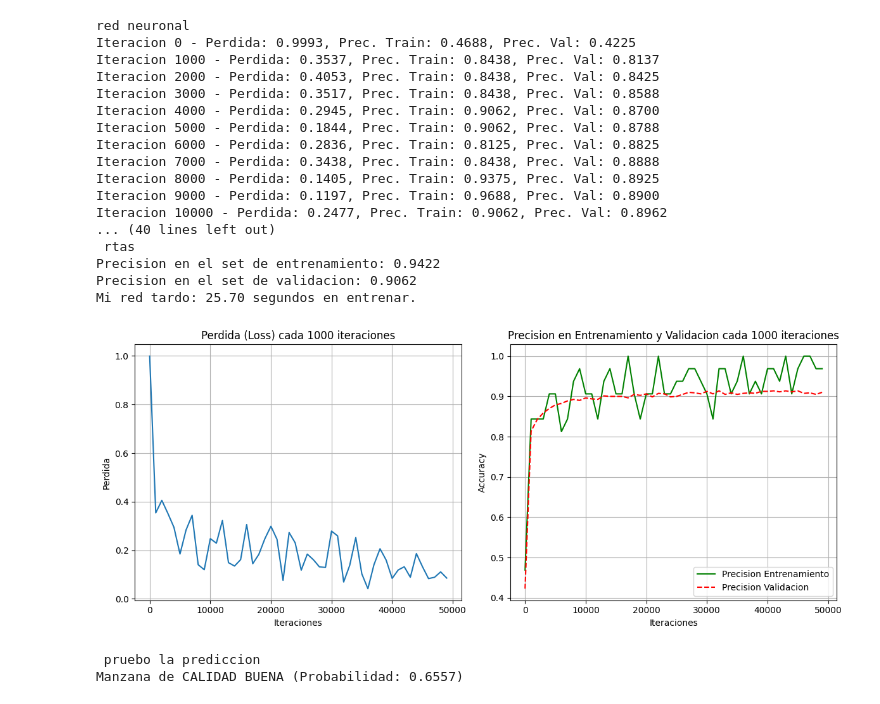
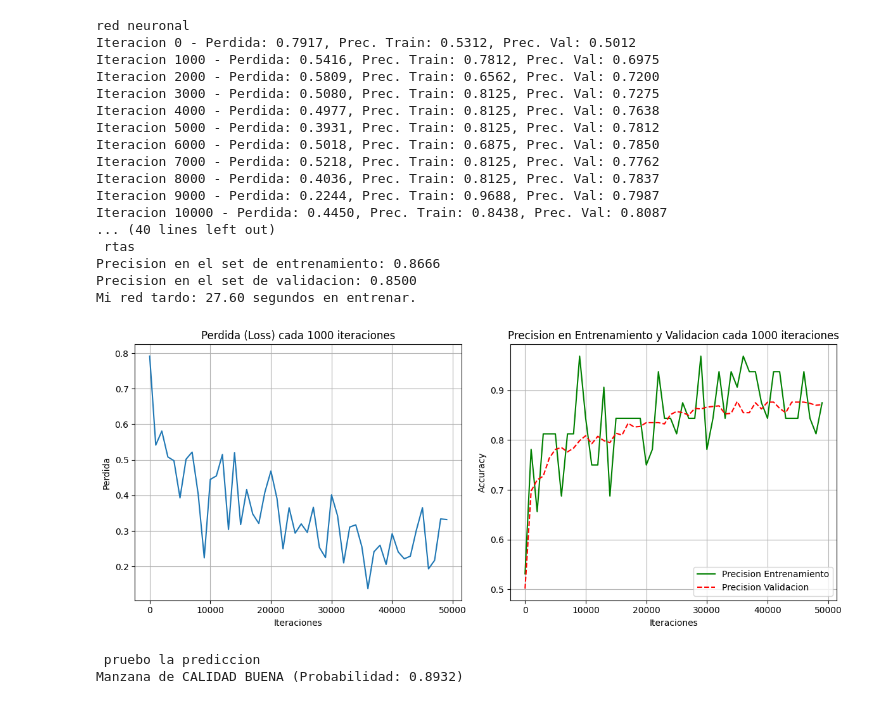
Before and after one commit to carittoo15/tpfinal.mate3, a Jupyter notebook: redneu.ipynb, the cells around one changed output. Drawn from its saved outputs; the diff is of its cells as text; code cells hidden in the pictures.

```diff
--- a/redneu.ipynb
+++ b/redneu.ipynb
@@ -3,7 +3,7 @@ import pandas as pd
 import numpy as np
 import matplotlib.pyplot as plt
 from sklearn.model_selection import train_test_split
-from sklearn.preprocessing import StandardScaler
+from sklearn.preprocessing import MinMaxScaler
 from sklearn.metrics import accuracy_score
 import time
 
@@ -14,14 +14,12 @@ df_processed = pd.read_csv("apple_actualizado.csv")
 X = df_processed[['Size', 'Weight', 'Sweetness', 'Crunchiness', 'Juiciness', 'Ripeness', 'Acidity']].values
 y = df_processed['Quality_numeric'].values.reshape(-1, 1)
 
-# Normalizo
-scaler = StandardScaler()
+scaler = MinMaxScaler()
 X = scaler.fit_transform(X)
 
 # El 80% es para entrenar (train) y el 20% para validar (val).
 # El 'random_state=42' es un numero que elijo para que, cada vez que corra el codigo, la division sea la misma.
 X_train, X_val, y_train, y_val = train_test_split(X, y, test_size=0.2, random_state=42)
-
 
 X_train_t = X_train.T
 y_train_t = y_train.T
@@ -61,7 +59,7 @@ def init_pesos(input_dim, h1_dim, h2_dim, output_dim):
     W3 = np.random.rand(output_dim, h2_dim) * 2 - 1
     b3 = np.random.rand(output_dim, 1) * 2 - 1
 
-    return W1, b1, W2, b2, W3, b3 # Devolvemos todos los pesos y sesgos
+    return W1, b1, W2, b2, W3, b3
 
 def forward_prop(X_input, W1, b1, W2, b2, W3, b3):
     # X_input aca ya viene transpuesta (caracteristicas, muestras)
@@ -75,7 +73,6 @@ def forward_prop(X_input, W1, b1, W2, b2, W3, b3):
     Z3 = W3 @ A2 + b3
     A3 = sigmoid(Z3) # Para la salida final, uso Sigmoid porque me da una probabilidad entre 0 y 1
     return Z1, A1, Z2, A2, Z3, A3 # devuelvo valores para el backpropagation
-
 
 def backward_prop(Xb, yb, Z1, A1, Z2, A2, Z3, A3, W1, W2, W3, batch_size):
     # Calculo el error en la capa de salida (dZ3).
@@ -157,7 +154,6 @@ start = time.time() # cuanto tarda el entrenamiento.
 W1_final, b1_final, W2_final, b2_final, W3_final, b3_final, losses, accs_train, accs_val = \
     entrenar_red(X_train_t, y_train_t, X_val_t, y_val_t, input_dim, h1_dim, h2_dim, output_dim, iteraciones, batch_size, lr)
 
-
 # Calculo la precision final en los sets de entrenamiento y validacion
 train_preds = forward_prop(X_train_t, W1_final, b1_final, W2_final, b2_final, W3_final, b3_final)[-1]
 val_preds = forward_prop(X_val_t, W1_final, b1_final, W2_final, b2_final, W3_final, b3_final)[-1]
@@ -170,11 +166,10 @@ print(f"Precision en el set de entrenamiento: {train_acc:.4f}")
 print(f"Precision en el set de validacion: {val_acc:.4f}")
 print(f"Mi red tardo: {time.time() - start:.2f} segundos en entrenar.")
 
-
 # --------------------------------------------
 # GRAFICOS
 # --------------------------------------------
-plt.figure(figsize=(12, 5)) # Creo una figura para mis dos graficos.
+plt.figure(figsize=(12, 5))
 
 plt.subplot(1, 2, 1)
 plt.plot(np.arange(0, iteraciones, 1000), losses)
@@ -204,53 +199,54 @@ def predict_single_sample(input_data_dict, W1_final, b1_final, W2_final, b2_fina
 
     # vuekvo a normalizar
     features_order = ['Size', 'Weight', 'Sweetness', 'Crunchiness', 'Juiciness', 'Ripeness', 'Acidity']
+    # IMPORTANTE: Usar el mismo scaler que se usó para entrenar
     X_single = scaler.transform(df_single[features_order].values)
 
     X_single_t = X_single.T
 
     # Hago un forward propagation para obtener la prediccion
     prediction = forward_prop(X_single_t, W1_final, b1_final, W2_final, b2_final, W3_final, b3_final)[-1]
 
     return prediction[0, 0]
 
 # Funcion para decir si la manzana es "buena" o "mala" basandose en la probabilidad.
 def predecir_si_buena_manzana(input_data_dict, W1_final, b1_final, W2_final, b2_final, W3_final, b3_final):
     prob_buena = predict_single_sample(input_data_dict, W1_final, b1_final, W2_final, b2_final, W3_final, b3_final)
     if prob_buena > 0.5:
         return f"Manzana de CALIDAD BUENA (Probabilidad: {prob_buena:.4f})"
     else:
         return f"Manzana de CALIDAD MALA (Probabilidad: {prob_buena:.4f})"
 
 # Aca pongo un ejemplo de una nueva manzana para probar.
 print("\n pruebo la prediccion")
 datos_ejemplo = {
     'Size': 0.7, 'Weight': 0.6, 'Sweetness': 0.8, 'Crunchiness': 0.7,
     'Juiciness': 0.8, 'Ripeness': 0.9, 'Acidity': 0.2
 }
 
 resultado_prediccion = predecir_si_buena_manzana(datos_ejemplo, W1_final, b1_final, W2_final, b2_final, W3_final, b3_final)
 print(resultado_prediccion)
 # %% [output]
 red neuronal
-Iteracion 0 - Perdida: 0.9993, Prec. Train: 0.4688, Prec. Val: 0.4225
-Iteracion 1000 - Perdida: 0.3537, Prec. Train: 0.8438, Prec. Val: 0.8137
-Iteracion 2000 - Perdida: 0.4053, Prec. Train: 0.8438, Prec. Val: 0.8425
-Iteracion 3000 - Perdida: 0.3517, Prec. Train: 0.8438, Prec. Val: 0.8588
-Iteracion 4000 - Perdida: 0.2945, Prec. Train: 0.9062, Prec. Val: 0.8700
-Iteracion 5000 - Perdida: 0.1844, Prec. Train: 0.9062, Prec. Val: 0.8788
-Iteracion 6000 - Perdida: 0.2836, Prec. Train: 0.8125, Prec. Val: 0.8825
-Iteracion 7000 - Perdida: 0.3438, Prec. Train: 0.8438, Prec. Val: 0.8888
-Iteracion 8000 - Perdida: 0.1405, Prec. Train: 0.9375, Prec. Val: 0.8925
-Iteracion 9000 - Perdida: 0.1197, Prec. Train: 0.9688, Prec. Val: 0.8900
-Iteracion 10000 - Perdida: 0.2477, Prec. Train: 0.9062, Prec. Val: 0.8962
+Iteracion 0 - Perdida: 0.7917, Prec. Train: 0.5312, Prec. Val: 0.5012
+Iteracion 1000 - Perdida: 0.5416, Prec. Train: 0.7812, Prec. Val: 0.6975
+Iteracion 2000 - Perdida: 0.5809, Prec. Train: 0.6562, Prec. Val: 0.7200
+Iteracion 3000 - Perdida: 0.5080, Prec. Train: 0.8125, Prec. Val: 0.7275
+Iteracion 4000 - Perdida: 0.4977, Prec. Train: 0.8125, Prec. Val: 0.7638
+Iteracion 5000 - Perdida: 0.3931, Prec. Train: 0.8125, Prec. Val: 0.7812
+Iteracion 6000 - Perdida: 0.5018, Prec. Train: 0.6875, Prec. Val: 0.7850
+Iteracion 7000 - Perdida: 0.5218, Prec. Train: 0.8125, Prec. Val: 0.7762
+Iteracion 8000 - Perdida: 0.4036, Prec. Train: 0.8125, Prec. Val: 0.7837
+Iteracion 9000 - Perdida: 0.2244, Prec. Train: 0.9688, Prec. Val: 0.7987
+Iteracion 10000 - Perdida: 0.4450, Prec. Train: 0.8438, Prec. Val: 0.8087
 ... (40 lines left out)
  rtas
-Precision en el set de entrenamiento: 0.9422
-Precision en el set de validacion: 0.9062
-Mi red tardo: 25.70 segundos en entrenar.
+Precision en el set de entrenamiento: 0.8666
+Precision en el set de validacion: 0.8500
+Mi red tardo: 27.60 segundos en entrenar.
-[figure, old version]
+[figure, new version]
  pruebo la prediccion
-Manzana de CALIDAD BUENA (Probabilidad: 0.6557)
+Manzana de CALIDAD BUENA (Probabilidad: 0.8932)
 # %%
 fmt_train = {'color': 'tab:blue', 'ls': 'solid', 'lw': 3}
 fmt_val = {'color': 'tab:orange', 'ls': 'solid', 'lw': 3}
```
Also changed, not shown: parts of 3 cells of this notebook.
